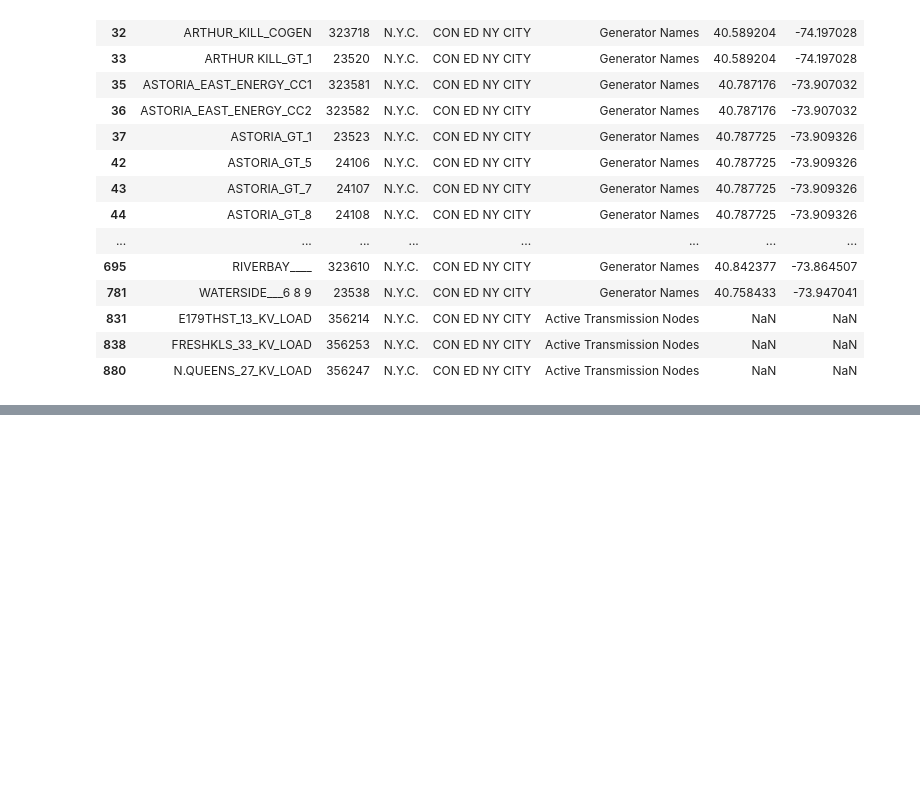
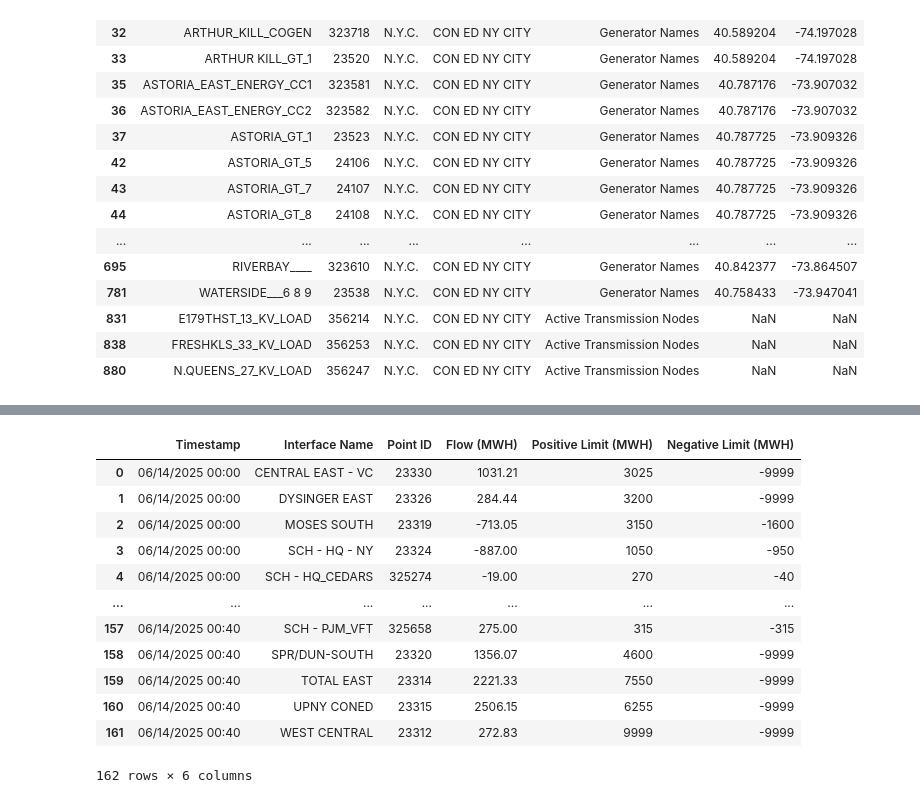
Before and after one commit to hankehly/adhoc-energy-analytics, a Jupyter notebook: notebooks/202506100823_nyiso_eda.ipynb, the cells around one changed output, grey strips where cells are left out. Drawn from its saved outputs; the diff is of its cells as text; code cells hidden in the pictures; blank space fills up the shorter version.

```diff
--- a/notebooks/202506100823_nyiso_eda.ipynb
+++ b/notebooks/202506100823_nyiso_eda.ipynb
@@ -346,0 +401,16 @@ nodes_with_congestion
+# %%
+pd.read_csv("https://mis.nyiso.com/public/csv/ExternalLimitsFlows/20250614ExternalLimitsFlows.csv")
+# %% [output]
+|  | Timestamp | Interface Name | Point ID | Flow (MWH) | Positive Limit (MWH) | Negative Limit (MWH) |
+| 0 | 06/14/2025 00:00 | CENTRAL EAST - VC | 23330 | 1031.21 | 3025 | -9999 |
+| 1 | 06/14/2025 00:00 | DYSINGER EAST | 23326 | 284.44 | 3200 | -9999 |
+| 2 | 06/14/2025 00:00 | MOSES SOUTH | 23319 | -713.05 | 3150 | -1600 |
+| 3 | 06/14/2025 00:00 | SCH - HQ - NY | 23324 | -887.00 | 1050 | -950 |
+| 4 | 06/14/2025 00:00 | SCH - HQ_CEDARS | 325274 | -19.00 | 270 | -40 |
+| ... | ... | ... | ... | ... | ... | ... |
+| 157 | 06/14/2025 00:40 | SCH - PJM_VFT | 325658 | 275.00 | 315 | -315 |
+| 158 | 06/14/2025 00:40 | SPR/DUN-SOUTH | 23320 | 1356.07 | 4600 | -9999 |
+| 159 | 06/14/2025 00:40 | TOTAL EAST | 23314 | 2221.33 | 7550 | -9999 |
+| 160 | 06/14/2025 00:40 | UPNY CONED | 23315 | 2506.15 | 6255 | -9999 |
+| 161 | 06/14/2025 00:40 | WEST CENTRAL | 23312 | 272.83 | 9999 | -9999 |
+162 rows × 6 columns
```
Also changed, not shown: parts of 5 cells of this notebook.
